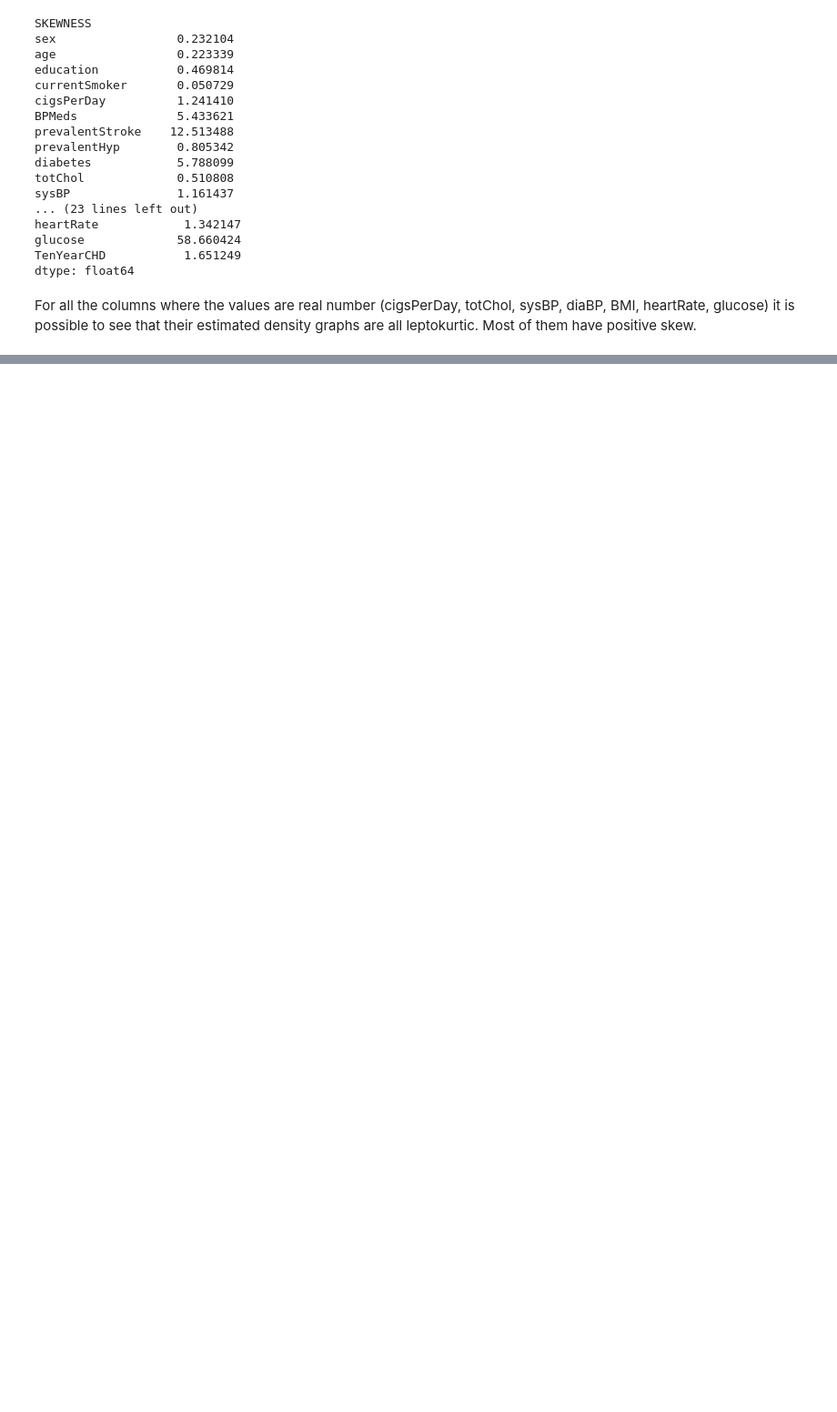
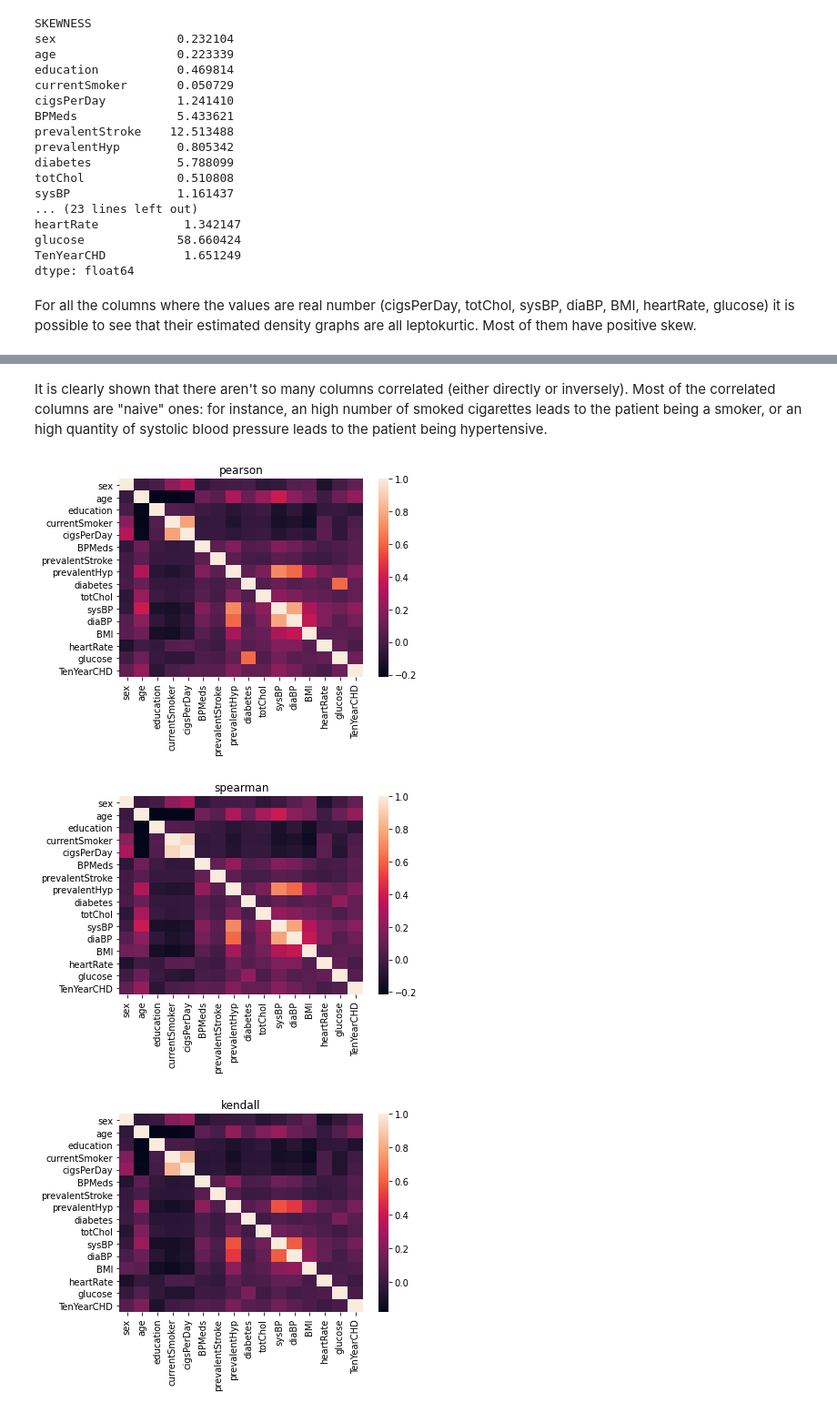
Before and after one commit to Mirkesx/cardiovascularity_study_dataset, a Jupyter notebook: project_notebook_marco_cavalli_1000024189.ipynb, the cells around one changed output, grey strips where cells are left out. Shown: that part at 91% size. Cells and saved outputs as stored; diff of their text form; code cells hidden in the pictures; blank space fills up the shorter version.

```diff
--- a/project_notebook_marco_cavalli_1000024189.ipynb
+++ b/project_notebook_marco_cavalli_1000024189.ipynb
@@ -546,0 +640,18 @@ dtype: float64
+# %% [markdown]
+<p>It is clearly shown that there aren't so many columns correlated (either directly or inversely). Most of the correlated columns are "naive" ones: for instance, an high number of smoked cigarettes leads to the patient being a smoker, or an high quantity of systolic blood pressure leads to the patient being hypertensive.</p>
+# %%
+plt.title("pearson")
+sns.heatmap(framingham.corr())
+plt.show()
+
+plt.title("spearman")
+sns.heatmap(framingham.corr(method='spearman'))
+plt.show()
+
+plt.title("kendall")
+sns.heatmap(framingham.corr(method='kendall'))
+plt.show()
+# %% [output]
+[figure, added]
+[figure, added]
+[figure, added]
```
Also changed, not shown: parts of 18 cells of this notebook.
